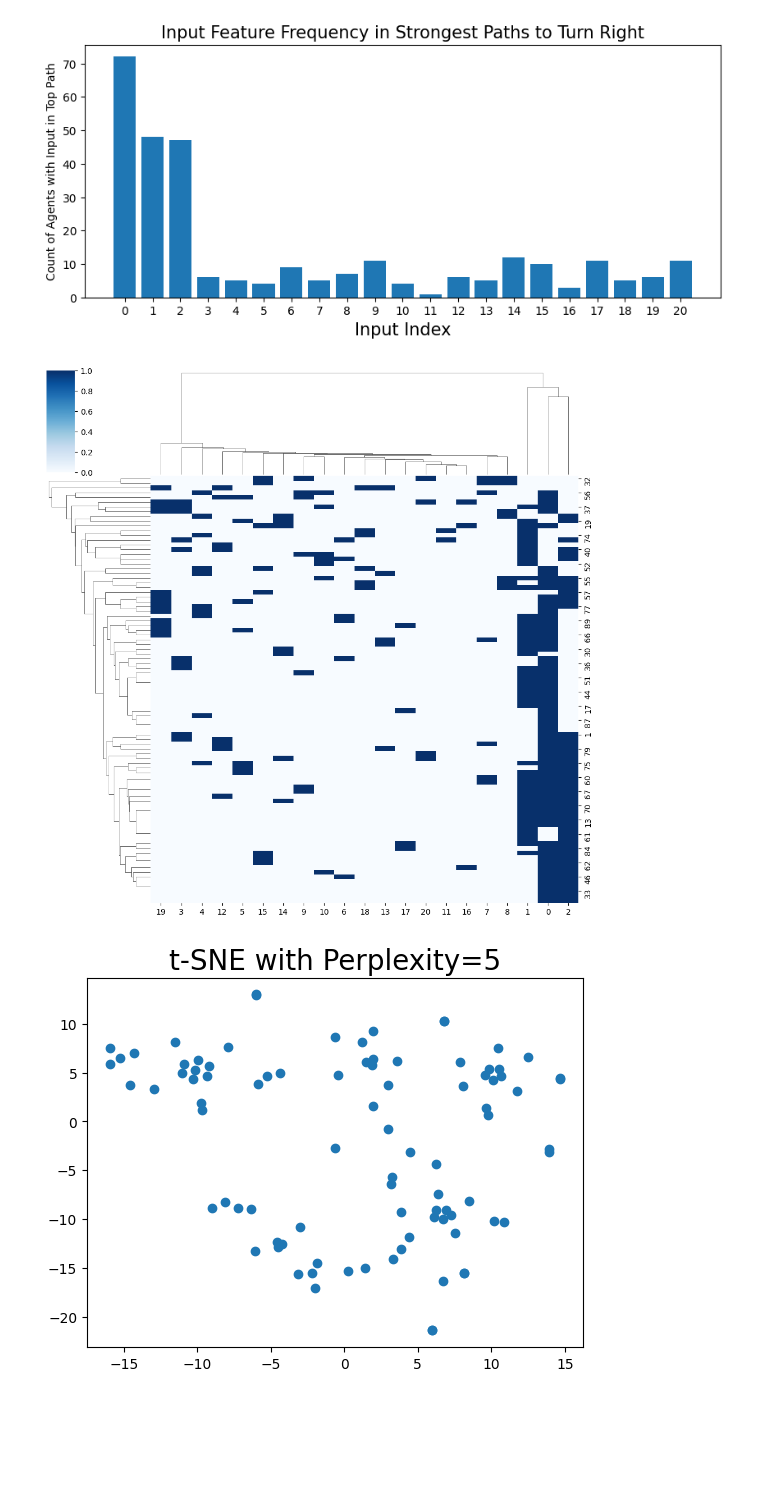
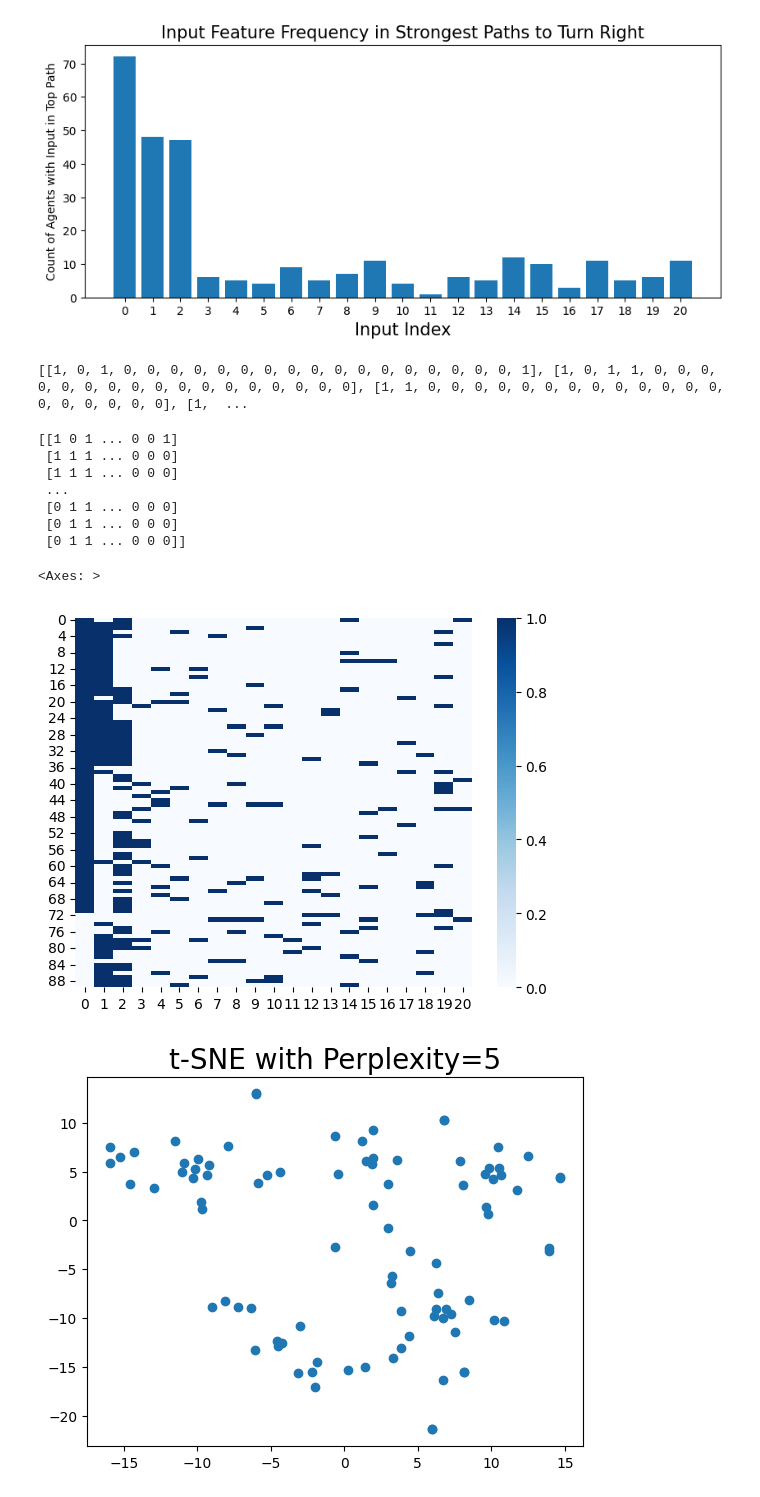
Before and after one commit to NiloufarRazmi/RL_Olfaction, a Jupyter notebook: cartesian_polar/strongest-weight-path.ipynb, the cells around one changed output. Drawn from its saved outputs; the diff is of its cells as text; code cells hidden in the pictures; blank space fills up the shorter version.

```diff
--- a/cartesian_polar/strongest-weight-path.ipynb
+++ b/cartesian_polar/strongest-weight-path.ipynb
@@ -413,12 +413,30 @@ plt.show()
 all_input_vectors_forward = input_vectors_df['Move Forward'].values.tolist()
 all_input_vectors_left = input_vectors_df['Turn Left'].values.tolist()
 all_input_vectors_right = input_vectors_df['Turn Right'].values.tolist()
+print(all_input_vectors_left)
+# %% [output]
+[[1, 0, 1, 0, 0, 0, 0, 0, 0, 0, 0, 0, 0, 0, 0, 0, 0, 0, 0, 0, 1], [1, 0, 1, 1, 0, 0, 0, 0, 0, 0, 0, 0, 0, 0, 0, 0, 0, 0, 0, 0, 0], [1, 1, 0, 0, 0, 0, 0, 0, 0, 0, 0, 0, 0, 0, 0, 0, 0, 0, 0, 0, 0], [1,  ...
+# %%
+input_array = np.array(all_input_vectors_left)
+# Sort by each column in reverse order (since later sorts are overwritten by earlier ones)
+for col in reversed(range(input_array.shape[1])):
+    input_array = input_array[input_array[:, col].argsort()[::-1]]
+print(input_array)
+# %% [output]
+[[1 0 1 ... 0 0 1]
+ [1 1 1 ... 0 0 0]
+ [1 1 1 ... 0 0 0]
+ ...
+ [0 1 1 ... 0 0 0]
+ [0 1 1 ... 0 0 0]
+ [0 1 1 ... 0 0 0]]
 # %%
-input_array = np.array(all_input_vectors_left)
-sns.clustermap(input_array, cmap="Blues", metric="hamming", method="average")
-plt.savefig('figures/tlclustermap.png', dpi=300)
+#input_array = np.array(all_input_vectors_left)
+sns.heatmap(input_array, cmap="Blues")
+#plt.savefig('figures/tlclustermap.png', dpi=300)
 # %% [output]
+<Axes: >
-[figure, old version]
+[figure, new version]
 # %%
 input_array = np.array(all_input_vectors_left)
 for perplexity in [5, 10, 30, 50]:
```
Also changed, not shown: 11 other files.
